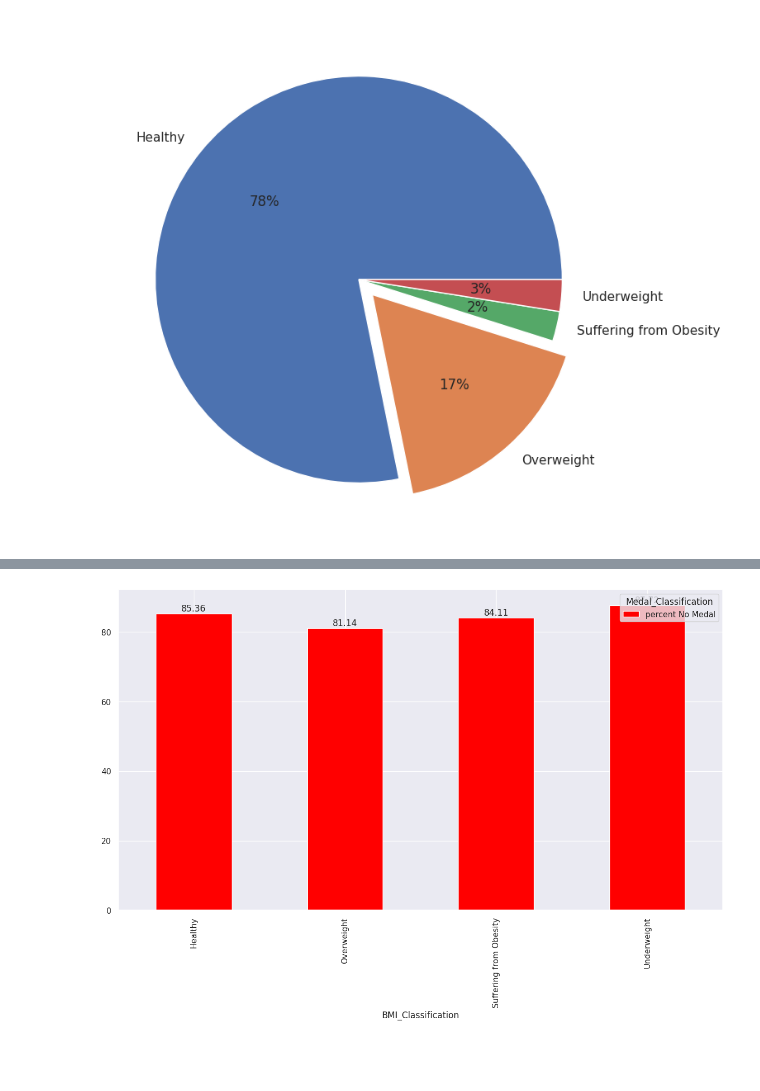
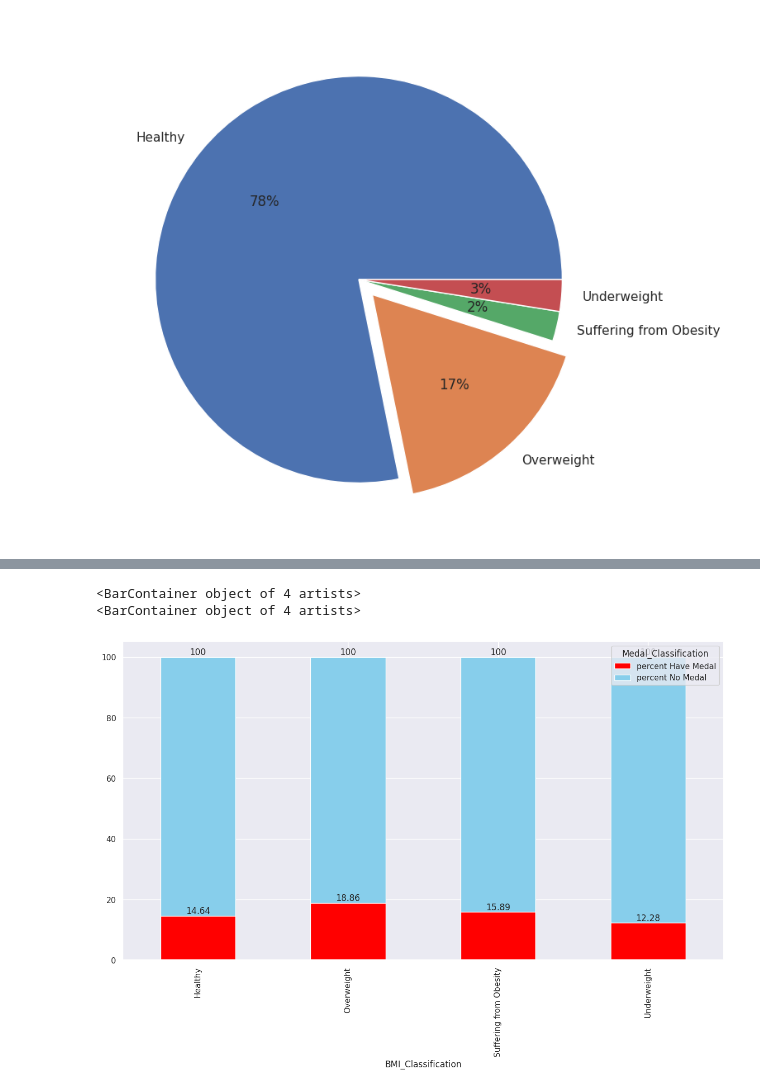
Before and after one commit to tvphu213/proj-1, a Jupyter notebook: analysis.ipynb, the cells around one changed output, grey strips where cells are left out. Drawn from its saved outputs; the diff is of its cells as text; code cells hidden in the pictures; blank space fills up the shorter version.

```diff
--- a/analysis.ipynb
+++ b/analysis.ipynb
@@ -280,3 +280,6 @@ plt.pie(bmi_data.total_person, labels=bmi_data.BMI_Classification, colors=palett
 plt.show()
 # %% [output]
 [figure]
+# %%
+count_by_bmi_medal = bmi_insight_df.groupby(['BMI_Classification','Medal_Classification']).agg(count=('ID','count')).reset_index()
+count_by_bmi_medal
@@ -282,0 +296,3 @@ plt.show()
+# %%
+count_by_bmi_medal_transpose = count_by_bmi_medal.pivot(index='BMI_Classification', columns='Medal_Classification', values='count')
+count_by_bmi_medal_transpose
@@ -283,10 +306,8 @@ plt.show()
 # %%
-bmi_1 = bmi_insight_df.groupby(['BMI_Classification','Medal_Classification']).agg(count=('ID','count')).reset_index()
-bmi_2 = bmi_1.pivot(index='BMI_Classification', columns='Medal_Classification', values='count')
-bmi_2['sum_medal'] = (bmi_2['Have Medal'] + bmi_2['No_Medal'])
-bmi_2['percent Have Medal'] = (round(100* bmi_2['Have Medal'] / bmi_2['sum_medal'],2))
-bmi_2['percent No Medal'] = (round(100* bmi_2['No_Medal'] / bmi_2['sum_medal'],2))
-bmi_2
+count_by_bmi_medal_transpose['sum_medal'] = (count_by_bmi_medal_transpose['Have Medal'] + count_by_bmi_medal_transpose['No_Medal'])
+count_by_bmi_medal_transpose['percent Have Medal'] = (round(100* count_by_bmi_medal_transpose['Have Medal'] / count_by_bmi_medal_transpose['sum_medal'],2))
+count_by_bmi_medal_transpose['percent No Medal'] = (round(100* count_by_bmi_medal_transpose['No_Medal'] / count_by_bmi_medal_transpose['sum_medal'],2))
+count_by_bmi_medal_transpose
 # %% [output]
 | Medal_Classification | Have Medal | No_Medal | sum_medal | percent Have Medal | percent No Medal |
 | BMI_Classification |  |  |  |  |  |
@@ -297,7 +318,10 @@ bmi_2
 # %%
-bmi_3  = bmi_2.drop(['Have Medal','No_Medal','sum_medal'], axis=1)
-ax = bmi_3.plot(kind='bar', stacked=True, color=['red', 'skyblue'])
+df_for_visualize  = count_by_bmi_medal_transpose.drop(['Have Medal','No_Medal','sum_medal'], axis=1)
+ax = df_for_visualize.plot(kind='bar', stacked=True, color=['red', 'skyblue'])
 for container in ax.containers:
+    print(container)
     ax.bar_label(container)
 # %% [output]
+<BarContainer object of 4 artists>
+<BarContainer object of 4 artists>
-[figure, old version]
+[figure, new version]
```
Also changed, not shown: parts of 4 cells of this notebook.
